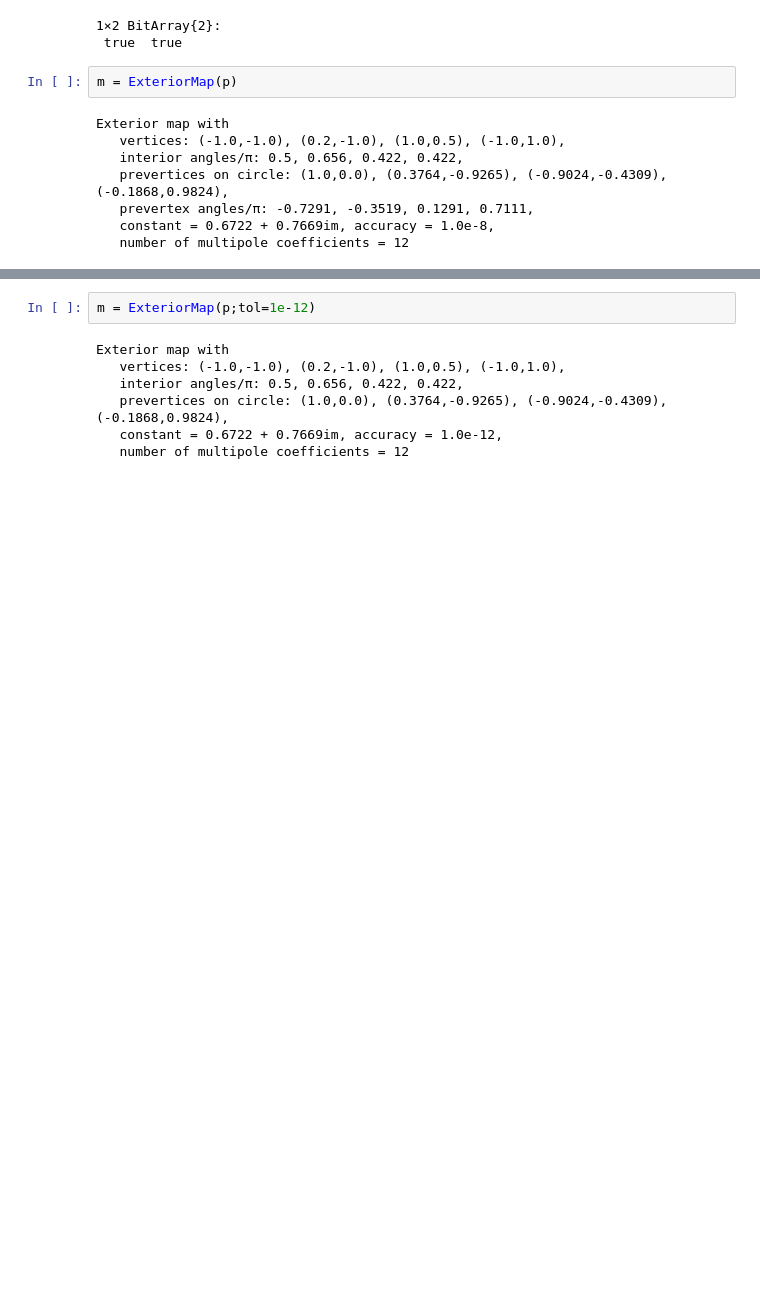
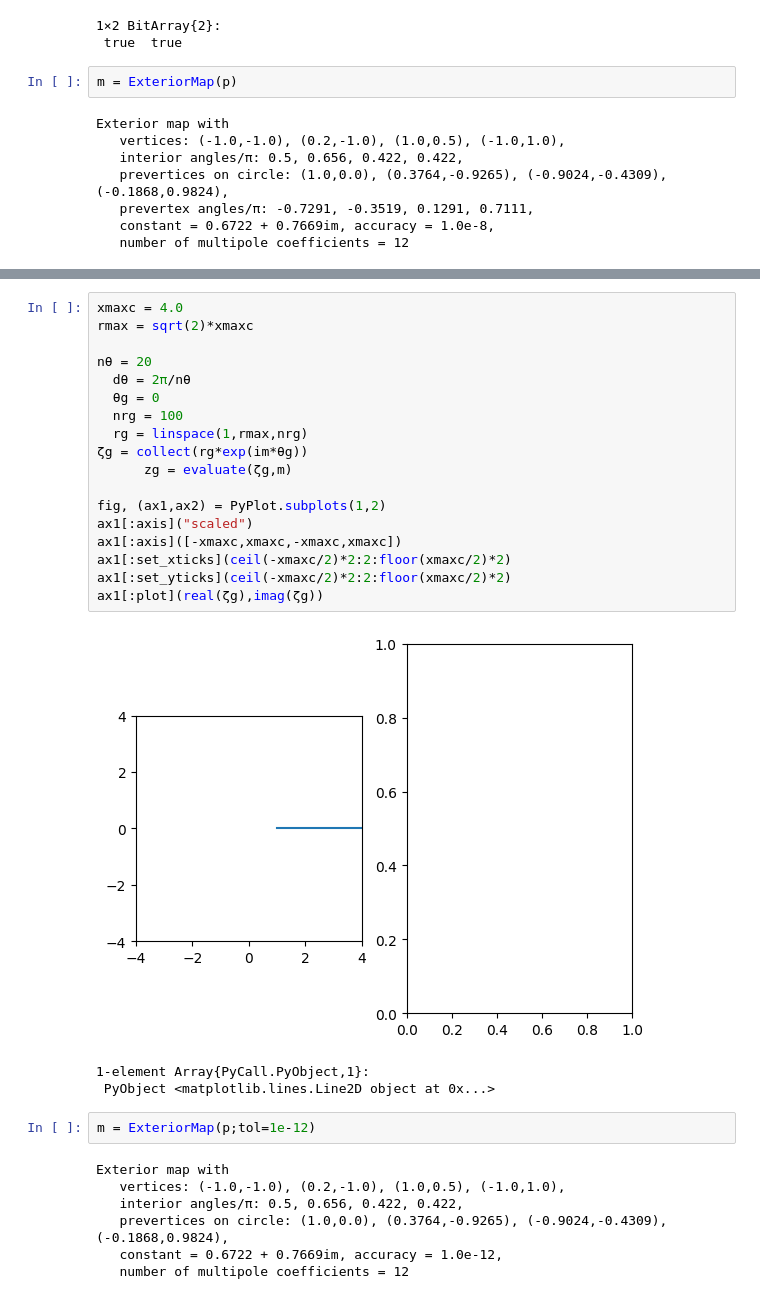
Before and after one commit to jdeldre/SchwarzChristoffel.jl, a Jupyter notebook: src/TestingSC.ipynb, the cells around one changed output, grey strips where cells are left out. Cells and saved outputs as stored; diff of their text form; blank space fills up the shorter version.

```diff
--- a/src/TestingSC.ipynb
+++ b/src/TestingSC.ipynb
@@ -49,3 +48,25 @@ conformal_grid(map)
+# %%
+xmaxc = 4.0
+rmax = sqrt(2)*xmaxc
+
+nθ = 20
+  dθ = 2π/nθ
+  θg = 0
+  nrg = 100
+  rg = linspace(1,rmax,nrg)
+ζg = collect(rg*exp(im*θg))
+      zg = evaluate(ζg,m)
+
+fig, (ax1,ax2) = PyPlot.subplots(1,2)
+ax1[:axis]("scaled")
+ax1[:axis]([-xmaxc,xmaxc,-xmaxc,xmaxc])
+ax1[:set_xticks](ceil(-xmaxc/2)*2:2:floor(xmaxc/2)*2)
+ax1[:set_yticks](ceil(-xmaxc/2)*2:2:floor(xmaxc/2)*2)
+ax1[:plot](real(ζg),imag(ζg))
+# %% [output]
+[figure, added]
+1-element Array{PyCall.PyObject,1}:
+ PyObject <matplotlib.lines.Line2D object at 0x...>
 # %%
 m = ExteriorMap(p;tol=1e-12)
 # %% [output]
```
Also changed, not shown: parts of 2 cells of this notebook, 3 other files.
